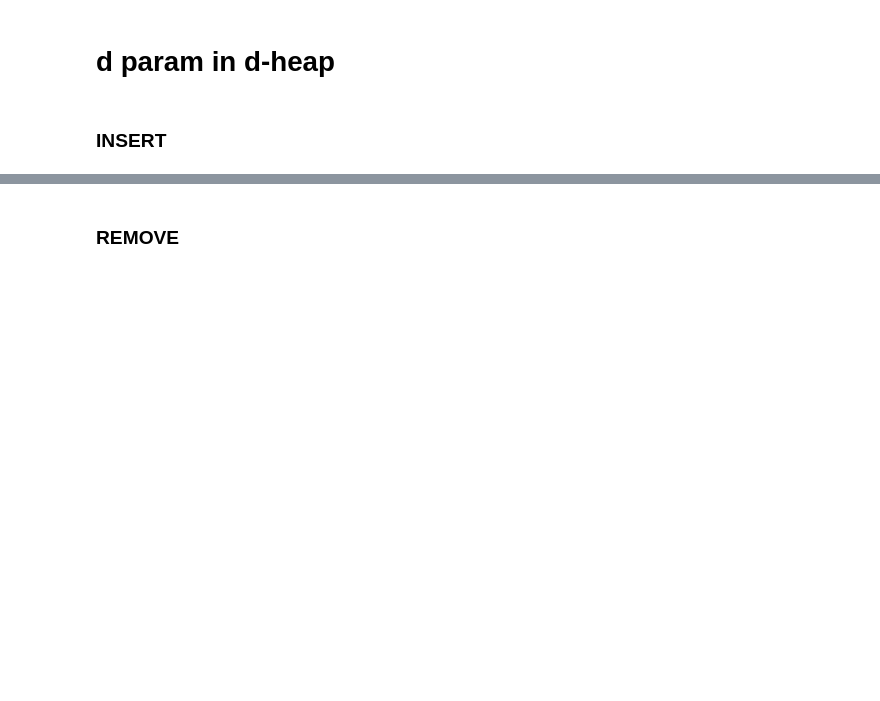
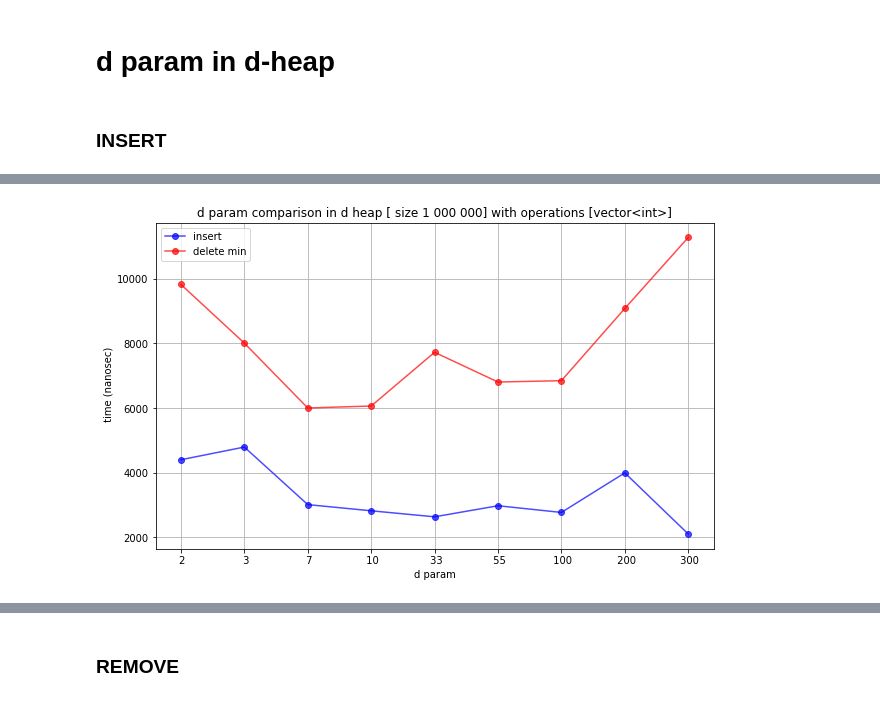
Before and after one commit to DaniilRoman/heaps_comparison, a Jupyter notebook: chart/chart.ipynb, the cells around one changed output, grey strips where cells are left out. Drawn from its saved outputs; the diff is of its cells as text; code cells hidden in the pictures; blank space fills up the shorter version.

```diff
--- a/chart/chart.ipynb
+++ b/chart/chart.ipynb
@@ -10,0 +58,4 @@ import seaborn as sns
+# %%
+drawChartDParamInDHeap('vector<int>')
+# %% [output]
+[figure, added]
```
Also changed, not shown: parts of 23 cells of this notebook, 6 other files.
